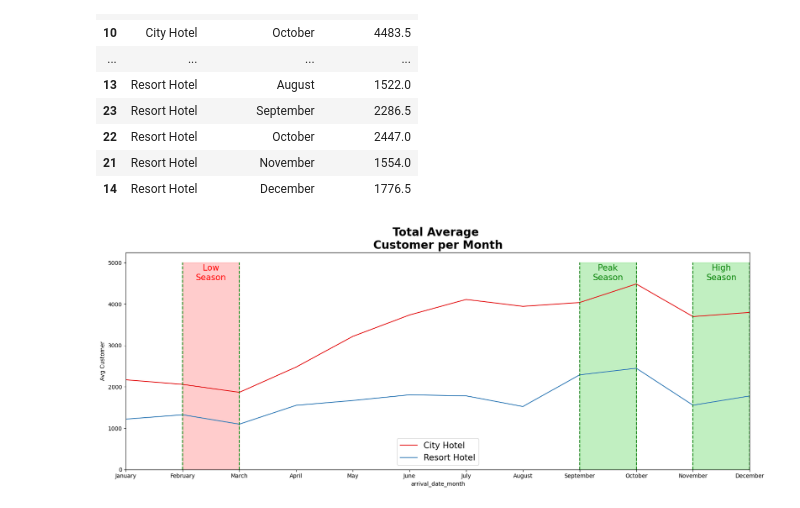
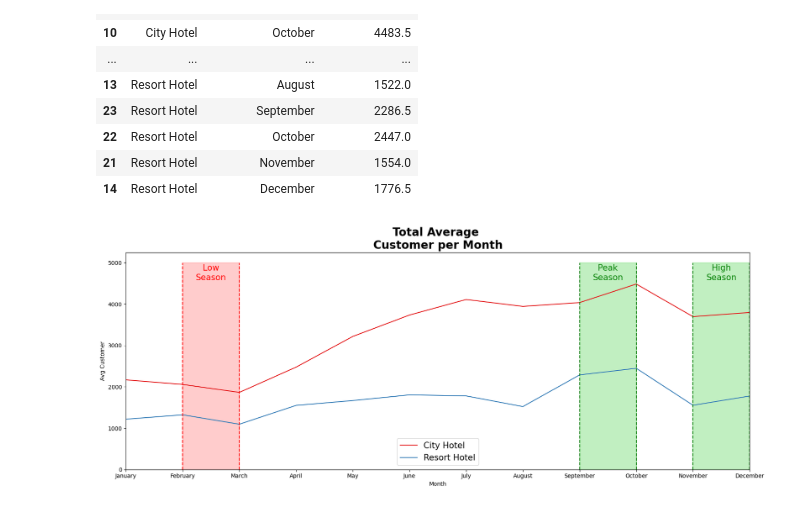
Before and after one commit to Aabie/Investigate-Hotel-Business-using-Data-Visualization, a Jupyter notebook: project.ipynb, the cells around one changed output. Drawn from its saved outputs; the diff is of its cells as text; code cells hidden in the pictures.

```diff
--- a/project.ipynb
+++ b/project.ipynb
@@ -206,26 +206,27 @@ dfg
 # %%
 plt.figure(figsize=(20,7))
 sns.lineplot(data = dfg, x = 'arrival_date_month', y = 'Total Customer', hue = 'hotel', palette='Set1')
 plt.title('Total Average \nCustomer per Month', weight='bold', fontsize = 20)
 plt.ylabel('Avg Customer')
+plt.xlabel('Month')
 
 plt.axvline(8, color='green', linestyle='--',ymax = 0.952, ymin = 0)
 plt.axvline(9, color='green', linestyle='--',ymax = 0.952, ymin = 0)
 plt.stackplot(np.arange(8,10), [5000], color='limegreen', alpha=0.3)
 plt.text(x = 8.5, y = 4750, s = 'Peak\nSeason', va = 'center', ha = 'center', fontsize =15, color='green')
 
 plt.axvline(10, color='green', linestyle='--',ymax = 0.952, ymin = 0)
 plt.axvline(11, color='green', linestyle='--',ymax = 0.952, ymin = 0)
 plt.stackplot(np.arange(10,12), [5000], color='limegreen', alpha=0.3)
 plt.text(x = 10.5, y = 4750, s = 'High\nSeason', va = 'center', ha = 'center', fontsize =15, color='green')
 
-plt.axvline(1, color='green', linestyle='--', ymax = 0.952, ymin = 0)
-plt.axvline(2, color='green', linestyle='--', ymax = 0.952, ymin = 0)
+plt.axvline(1, color='red', linestyle='--', ymax = 0.952, ymin = 0)
+plt.axvline(2, color='red', linestyle='--', ymax = 0.952, ymin = 0)
 plt.stackplot(np.arange(1,3), [5000], color='red', alpha=0.2)
 plt.text(x = 1.5, y = 4750, s = 'Low\nSeason', va = 'center', ha = 'center', fontsize =15, color='red')
 
 plt.xlim(0,11)
 plt.legend(loc='best', fontsize =15)
 plt.show()
 # %% [output]
-[figure, old version]
+[figure, new version]
```
